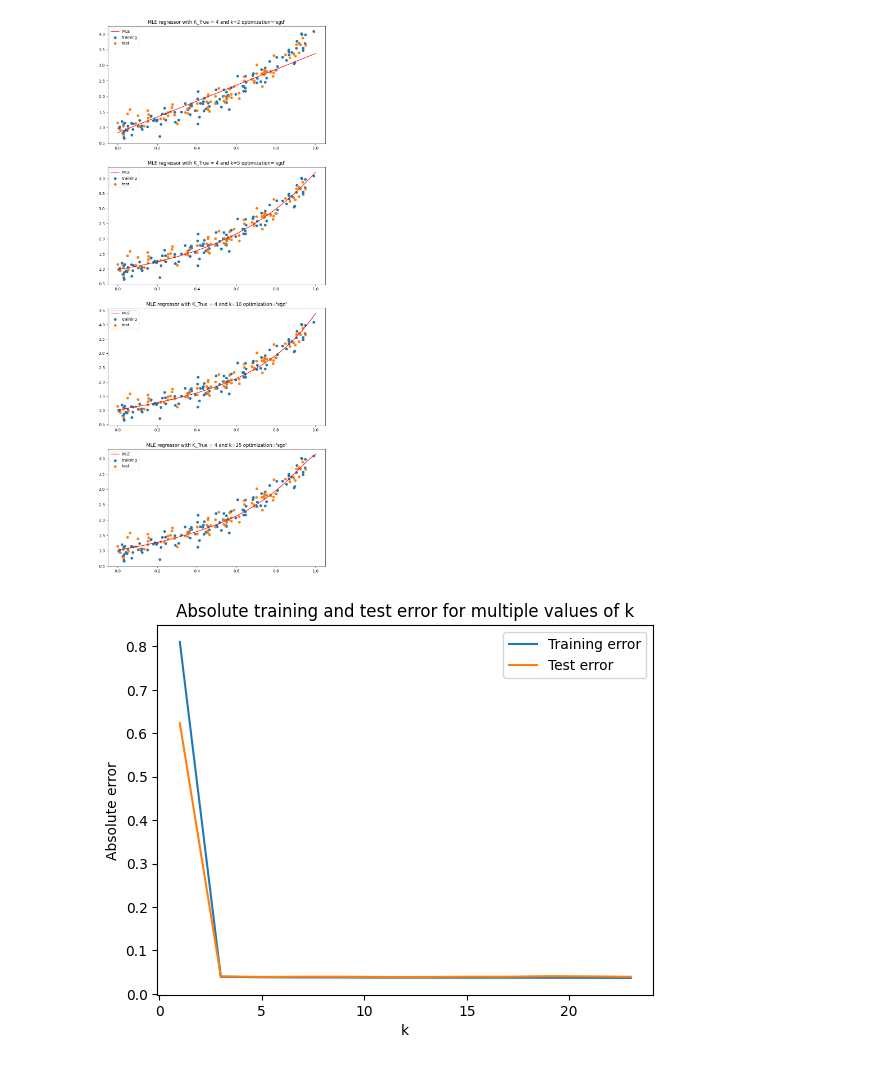
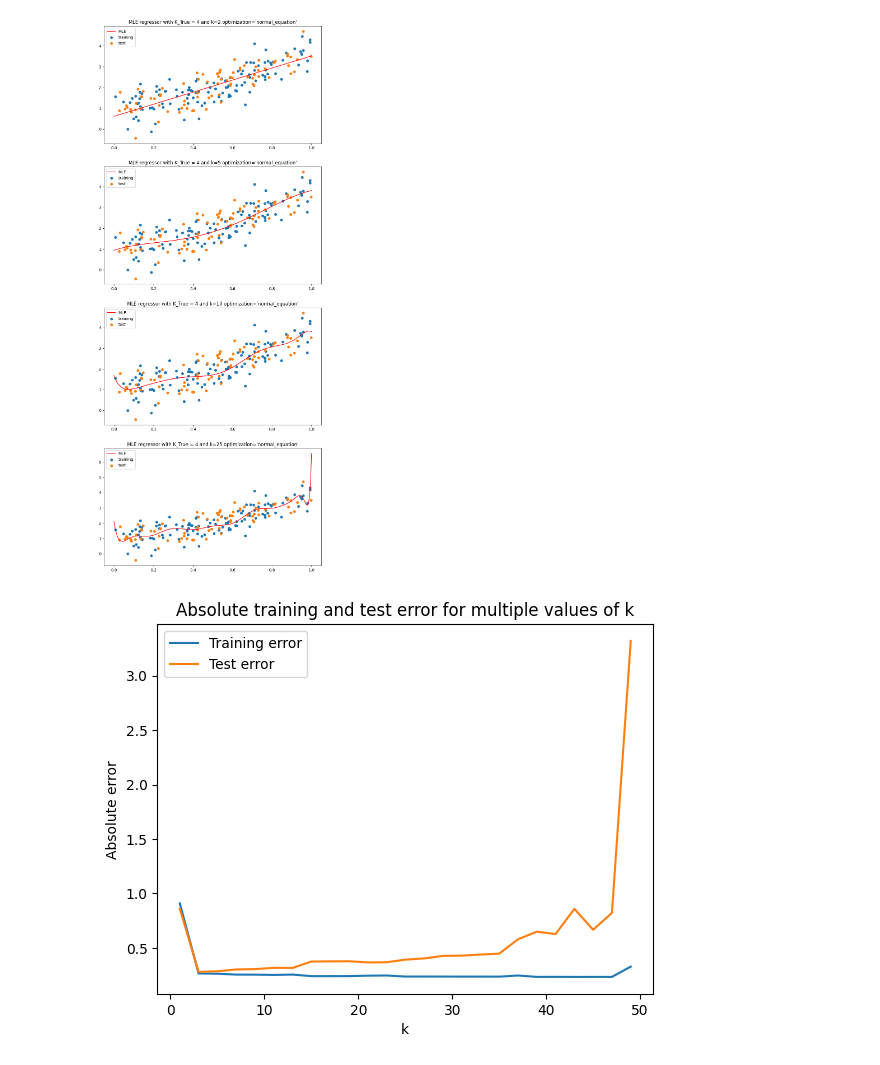
Before and after one commit to MatteoVannucchi0/SMMA-Lab, a Jupyter notebook: Homework4.ipynb, the cells around one changed output. Drawn from its saved outputs; the diff is of its cells as text; code cells hidden in the pictures.

```diff
--- a/Homework4.ipynb
+++ b/Homework4.ipynb
@@ -55,7 +55,7 @@ a = 0
 b = 1
 N = 200
 N_test = int(0.6 * N)
-variance = 0.2
+variance = 0.5
 mean = 1
 
 X, Y, theta_true = generate_test_problem_dataset(K, N=N, a=a, b=b, variance=variance)
@@ -178,42 +178,42 @@ def visualize_regressor(regressor, Dtrain, Dtest, k, title="", ax=None):
     interval = np.linspace(a, b, 1000)
     y = regressor(interval)
 
     if not ax:
         plt.plot(interval, y, label="MLE", color="red")
         plt.scatter(Dtrain[0], Dtrain[1], label="training")
         plt.scatter(Dtest[0], Dtest[1], label="test")
         plt.title(title)
         plt.legend()
     else:
         ax.plot(interval, y, label="MLE", color="red")
         ax.scatter(Dtrain[0], Dtrain[1], label="training")
         ax.scatter(Dtest[0], Dtest[1], label="test")
         ax.set_title(title)
         ax.legend()
 
 def test_mle_regressor_and_plot(k,ax, optimization="normal_equation"):
     theta_star = MLE((Xtrain, Ytrain), k, optimization=optimization)
 
     regressor = polynomial_regressor(theta_star)
     visualize_regressor(regressor, (Xtrain, Ytrain), (Xtest, Ytest), k=k, title=f"MLE regressor with K_True = {K} and {k=} {optimization=}", ax=ax)
 
 
 def mle_regressor_plot_for_different_k(ks):
     fig, ax = plt.subplots(len(ks), figsize=(10, 25))
     for i, k in enumerate(ks):
-        test_mle_regressor_and_plot(k, ax[i], optimization="sgd")
+        test_mle_regressor_and_plot(k, ax[i], optimization="normal_equation")
 
 
 mle_regressor_plot_for_different_k(ks=[2, 5, 10, 25])
 # %% [output]
-[figure, old version]
+[figure, new version]
 # %%
 def mle_error_plotting(ks):
     train_errors = []
     test_errors = []
 
-    for K in ks:
-        theta_star = mle_normal_equation((Xtrain, Ytrain), K)
+    for k in ks:
+        theta_star = MLE((Xtrain, Ytrain), k, optimization="normal_equation")
 
         train_error = average_absolute_error(theta_star, (Xtrain, Ytrain))
         test_error = average_absolute_error(theta_star, (Xtest, Ytest))
@@ -229,9 +229,9 @@ def mle_error_plotting(ks):
     plt.legend()
 
 
-mle_error_plotting(ks=range(1,25,2))
+mle_error_plotting(ks=range(1, 50,2))
 # %% [output]
-[figure, old version]
+[figure, new version]
 # %%
 def map_grad_func(theta, X, Y, K, lambda_):
     return mle_grad_func(theta, X, Y, K) + 2 * lambda_ * theta
```
Also changed, not shown: parts of 6 cells of this notebook.
